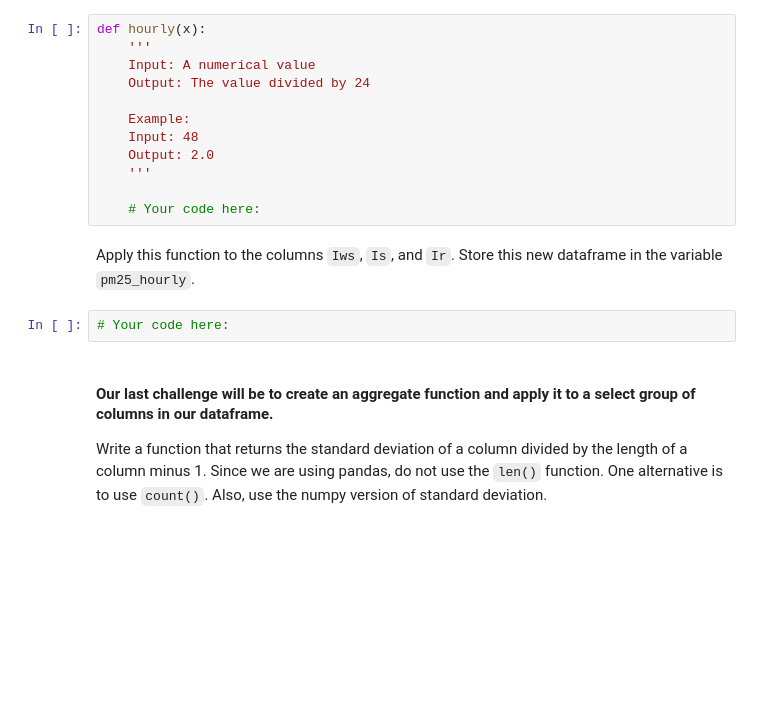
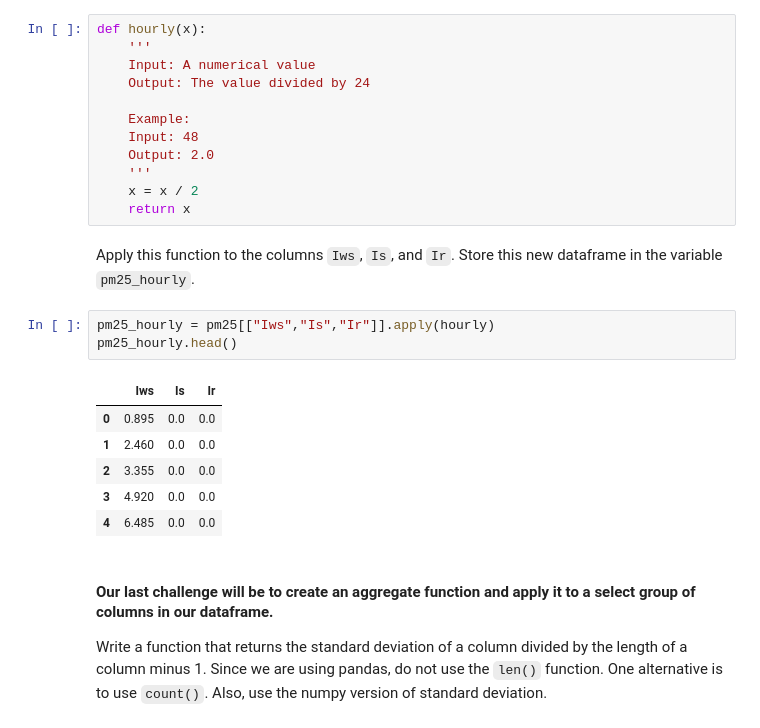
Before and after one commit to cabulut/data-pt-ber-08-20, a Jupyter notebook: Labs/module-1_labs/01_python/07_lab-map-reduce-filter/your-code/main.ipynb, the cells around one changed output. Drawn from its saved outputs; the diff is of its cells as text; blank space fills up the shorter version.

```diff
--- a/Labs/module-1_labs/01_python/07_lab-map-reduce-filter/your-code/main.ipynb
+++ b/Labs/module-1_labs/01_python/07_lab-map-reduce-filter/your-code/main.ipynb
@@ -197,12 +273,20 @@ def hourly(x):
     Input: 48
     Output: 2.0
     '''
-
-    # Your code here:
+    x = x / 2
+    return x
 # %% [markdown]
 Apply this function to the columns `Iws`, `Is`, and `Ir`. Store this new dataframe in the variable `pm25_hourly`.
-# %%
-# Your code here:
+# %%
+pm25_hourly = pm25[["Iws","Is","Ir"]].apply(hourly)
+pm25_hourly.head()
+# %% [output]
+|  | Iws | Is | Ir |
+| 0 | 0.895 | 0.0 | 0.0 |
+| 1 | 2.460 | 0.0 | 0.0 |
+| 2 | 3.355 | 0.0 | 0.0 |
+| 3 | 4.920 | 0.0 | 0.0 |
+| 4 | 6.485 | 0.0 | 0.0 |
 # %% [markdown]
 #### Our last challenge will be to create an aggregate function and apply it to a select group of columns in our dataframe.
 
```
Also changed, not shown: parts of 39 cells of this notebook.
